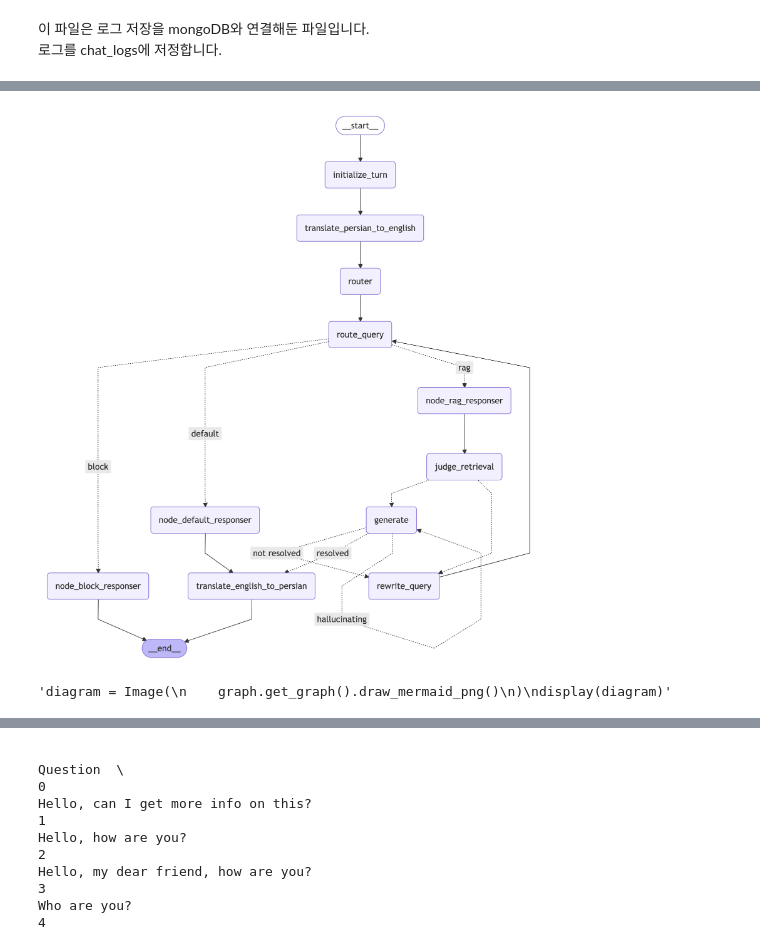
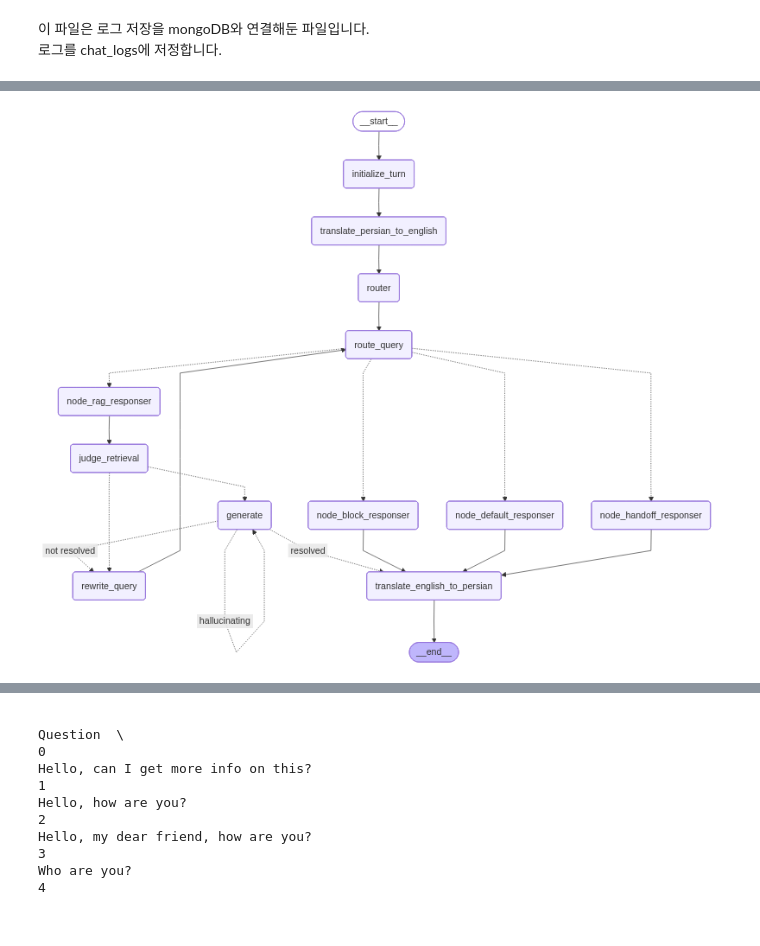
Before and after one commit to Miniohn/DataScience_Capstone, a Jupyter notebook: Chatbot_ver2/chatbot_with_MongoDB.ipynb, the cells around one changed output, grey strips where cells are left out. Saved outputs shown, nothing was run; the diff lists cells and outputs as text; code cells hidden in the pictures.

```diff
--- a/Chatbot_ver2/chatbot_with_MongoDB.ipynb
+++ b/Chatbot_ver2/chatbot_with_MongoDB.ipynb
@@ -54,8 +76,9 @@ db = client['chatbot_db']
 collection = db['chat_logs']
 # %%
 #----1. 모델 정의----
-model = ChatOpenAI(
-    model_name='gpt-4o-mini',
+#model = ChatOpenAI(model_name='gpt-4o', temperature=0)
+model = ChatUpstage(
+    model="solar-pro",
     temperature=0
 )
 # %%
@@ -71,5 +94,6 @@ class State(TypedDict):
     documents: List[str]
     generation: str
     final_translated: str #Persian
+    log_steps: List[dict] #누적된 로그를 담을 state
 # %%
 #----3. RAG 설정 (미리 로드)----
@@ -636,20 +988,24 @@ def generate_or_rewrite_query(state: State) -> Literal["generate", "rewrite_quer
 # %%
-#----7. 그래프 생성 및 컴파일----
+#----7. 그래프 생성 및 컴파일 ----
 from langgraph.prebuilt import ToolNode, tools_condition
 from langgraph.checkpoint.memory import MemorySaver
 from langchain_core.runnables.graph_mermaid import MermaidDrawMethod
 import nest_asyncio
+from IPython.display import Image, display
+
 
 nest_asyncio.apply()
-
 memory = MemorySaver()
 
 graph = (
     StateGraph(State)
+
+    #노드들
     .add_node("initialize_turn", initialize_turn)
     .add_node("translate_persian_to_english", translate_persian_to_english)
     .add_node("router", router)
     .add_node("route_query", route_query)
+    .add_node("node_handoff_responser", node_handoff_responser)
     .add_node("node_rag_responser", node_rag_responser)
     .add_node("node_default_responser", node_default_responser)
     .add_node("node_block_responser", node_block_responser)
@@ -657,20 +1013,30 @@ graph = (
     .add_node("judge_retrieval", judge_retrieval)
     .add_node("rewrite_query", rewrite_query)
     .add_node("translate_english_to_persian", translate_english_to_persian)
+
+    # 엣지 연결
     .add_edge(START, "initialize_turn")
     .add_edge("initialize_turn", "translate_persian_to_english")
     .add_edge("translate_persian_to_english", "router")
     .add_edge("router", "route_query")
+
+    # 조건부 엣지: route_query -> (판단 로직) -> 각 노드
     .add_conditional_edges(
         "route_query",
-        lambda state: state["route"],
+        route_logic_with_handoff,
         {
-            "rag": "node_rag_responser",
-            "default": "node_default_responser",
-            "block": "node_block_responser",
+            "node_handoff_responser": "node_handoff_responser", # 사람 연결
+            "node_rag_responser": "node_rag_responser",         # RAG 검색
+            "node_default_responser": "node_default_responser", # 일상 대화
+            "node_block_responser": "node_block_responser",     # 차단
         }
     )
+
+    # Handoff 메시지 생성 후 -> 번역 -> 종료
+    .add_edge("node_handoff_responser", "translate_english_to_persian")
+
     .add_edge("node_default_responser", "translate_english_to_persian")
+    .add_edge("node_block_responser", "translate_english_to_persian")
     .add_edge("node_rag_responser", "judge_retrieval")
     .add_conditional_edges(
         "judge_retrieval",
@@ -691,19 +1057,20 @@ graph = (
         }
     )
     .add_edge("translate_english_to_persian", END)
-    .add_edge("node_block_responser", END)
     .compile(checkpointer=memory)
 )
 
 
-#그래프 시각화
-from IPython.display import display, Image
+"""# 그래프 시각화 - 맥 Intel
+diagram = Image(graph.get_graph().draw_mermaid_png(draw_method=MermaidDrawMethod.PYPPETEER))
+display(diagram)"""
 
-diagram = Image(graph.get_graph().draw_mermaid_png(draw_method=MermaidDrawMethod.PYPPETEER))
+
+# 그래프 시각화 - 맥 M1/2/3 (PYPPETEER -> API 로 변경)
+diagram = Image(
+    graph.get_graph().draw_mermaid_png(
+        draw_method=MermaidDrawMethod.API
+    )
+)
 display(diagram)
-
-"""diagram = Image(
-    graph.get_graph().draw_mermaid_png()
-)
-display(diagram)"""
 # %% [output]
@@ -712,5 +1077,4 @@ display(diagram)"""
-[figure, old version]
+[figure, new version]
-'diagram = Image(\n    graph.get_graph().draw_mermaid_png()\n)\ndisplay(diagram)'
 # %%
 #----8. Test----
 import uuid
```
Also changed, not shown: parts of 15 cells of this notebook, 1 other file.
